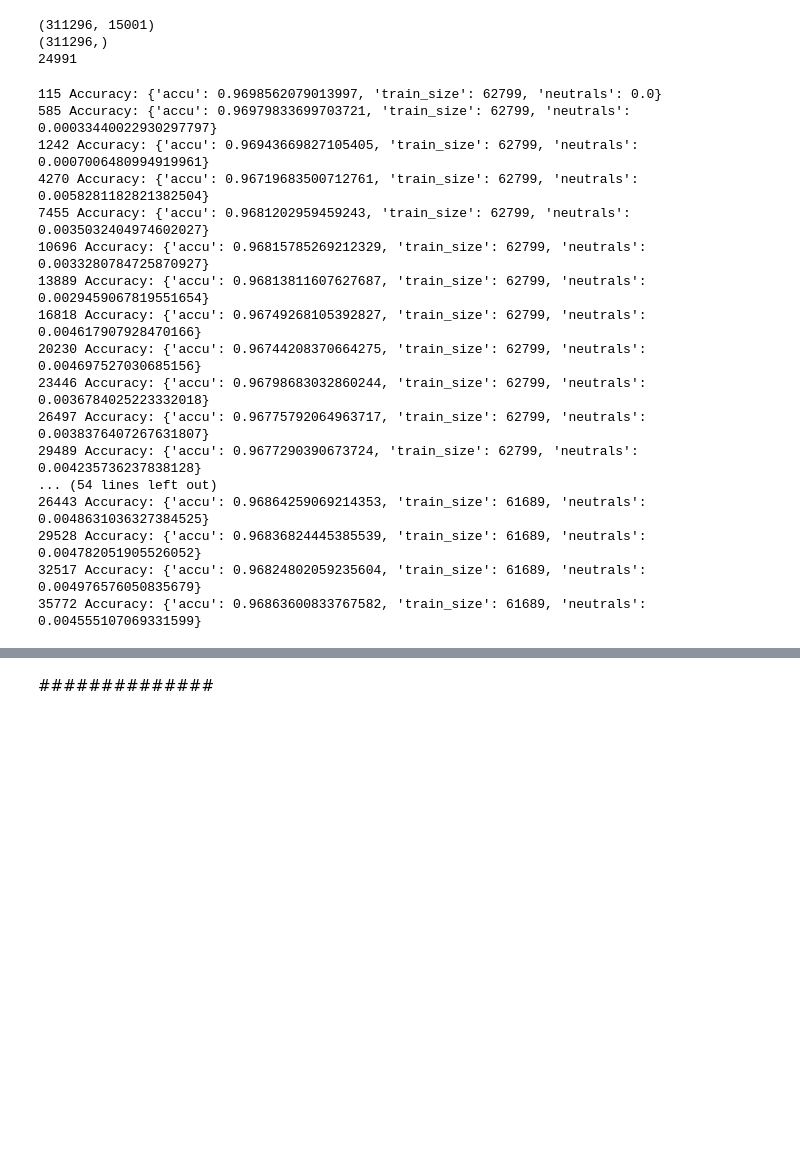
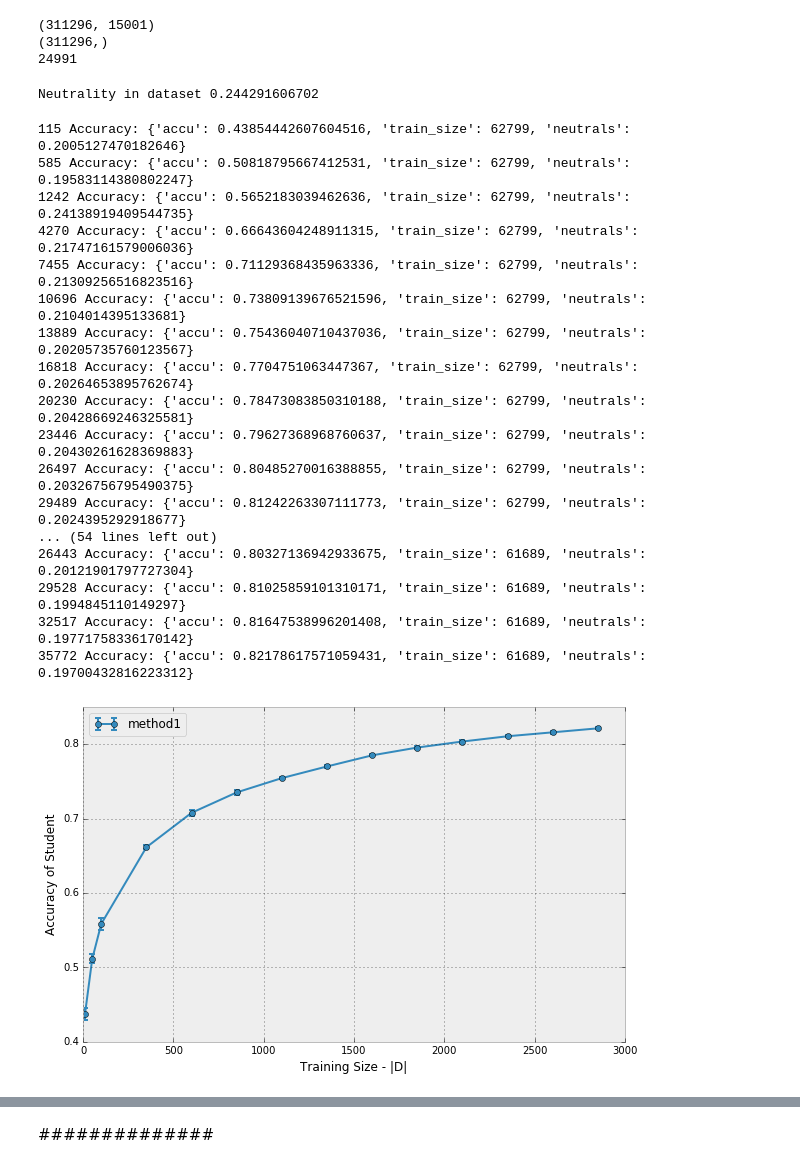
Before and after one commit to mramire8/notebooks, a Jupyter notebook: revisiting/sentence_classifier_features.ipynb, the cells around one changed output, grey strips where cells are left out. Cells and saved outputs as stored; diff of their text form; code cells hidden in the pictures; blank space fills up the shorter version.

Commit message:
update sentence features notebook

```diff
--- a/revisiting/sentence_classifier_features.ipynb
+++ b/revisiting/sentence_classifier_features.ipynb
@@ -135,9 +151,8 @@ def get_training_sentence(documents, doc_clf, feature_fn, top=10, threshold=.47)
 # %%
 from sklearn.linear_model import LogisticRegression
 
-x,y = load_documents(imdb.train, vct_doc, sent_tk)
-
-
 doc_clf = LogisticRegression(penalty='l1', C=1)
 doc_clf.fit(imdb.train.bow, imdb.train.target)
+
+x,y = load_documents_v2(imdb.train, vct_doc, sent_tk, doc_clf, threshold=.42)
 # %% [output]
@@ -442,5 +576,8 @@ print test_clf(x[:10], None, ss, convert=True)
 # %%
 # %%timeit
+s = SentenceClassifier(doc_clf, vct_doc, None, top=2500, threshold=0.42)
+s.converter.set_sentence_level(False)
+
 train_x = s.converter.transform(x)
 train_x = train_x.tocsr()
 train_y = extract_y(x)
@@ -455,3 +636,7 @@ print len(sent_len)
+# %%
+print "Neutrality in dataset %s" % (1. * train_y[train_y == 2].shape[0] / train_y.shape[0])
+# %% [output]
+Neutrality in dataset 0.244291606702
 # %%
 def sent_iterator(data, sizes, order):
     for i in order:
@@ -462,7 +647,7 @@ def get_sents(data, sizes, i):
 #     print 0 if i==0 else ranges[i-1],ranges[i]
     return data[0 if i==0 else ranges[i-1]:ranges[i]]
 
-
+from sklearn import cross_validation as cv
 def experiment_v2(x, y, train_fn, test_fn, clf, train_sizes=np.linspace(.1,1.,5), n_folds=5, seed=12222, sent_size=None):
 
     cross_val = cv.KFold(len(sent_size), n_folds=n_folds, shuffle=True, random_state=seed)
@@ -493,23 +678,47 @@ def experiment_v2(x, y, train_fn, test_fn, clf, train_sizes=np.linspace(.1,1.,5)
 
 
     return test_scores, test_scores_mean, test_scores_std
+
 sizes = [10, 50] + range(100, 3000, 250)
+s = SentenceClassifier(doc_clf, vct_doc, None, top=2500, threshold=0.42)
 scores, mean, std = experiment_v2(train_x,train_y, train_clf, test_clf, s,sent_size=sent_len,n_folds=5, train_sizes=sizes)
 # %% [output]
-115 Accuracy: {'accu': 0.9698562079013997, 'train_size': 62799, 'neutrals': 0.0}
-585 Accuracy: {'accu': 0.96979833699703721, 'train_size': 62799, 'neutrals': 0.00033440022930297797}
-1242 Accuracy: {'accu': 0.96943669827105405, 'train_size': 62799, 'neutrals': 0.0007006480994919961}
-4270 Accuracy: {'accu': 0.96719683500712761, 'train_size': 62799, 'neutrals': 0.0058281182821382504}
-7455 Accuracy: {'accu': 0.9681202959459243, 'train_size': 62799, 'neutrals': 0.0035032404974602027}
-10696 Accuracy: {'accu': 0.96815785269212329, 'train_size': 62799, 'neutrals': 0.0033280784725870927}
-13889 Accuracy: {'accu': 0.96813811607627687, 'train_size': 62799, 'neutrals': 0.0029459067819551654}
-16818 Accuracy: {'accu': 0.96749268105392827, 'train_size': 62799, 'neutrals': 0.004617907928470166}
-20230 Accuracy: {'accu': 0.96744208370664275, 'train_size': 62799, 'neutrals': 0.004697527030685156}
-23446 Accuracy: {'accu': 0.96798683032860244, 'train_size': 62799, 'neutrals': 0.0036784025223332018}
-26497 Accuracy: {'accu': 0.96775792064963717, 'train_size': 62799, 'neutrals': 0.0038376407267631807}
-29489 Accuracy: {'accu': 0.9677290390673724, 'train_size': 62799, 'neutrals': 0.004235736237838128}
+115 Accuracy: {'accu': 0.43854442607604516, 'train_size': 62799, 'neutrals': 0.2005127470182646}
+585 Accuracy: {'accu': 0.50818795667412531, 'train_size': 62799, 'neutrals': 0.19583114380802247}
+1242 Accuracy: {'accu': 0.5652183039462636, 'train_size': 62799, 'neutrals': 0.24138919409544735}
+4270 Accuracy: {'accu': 0.66643604248911315, 'train_size': 62799, 'neutrals': 0.21747161579006036}
+7455 Accuracy: {'accu': 0.71129368435963336, 'train_size': 62799, 'neutrals': 0.21309256516823516}
+10696 Accuracy: {'accu': 0.73809139676521596, 'train_size': 62799, 'neutrals': 0.2104014395133681}
+13889 Accuracy: {'accu': 0.75436040710437036, 'train_size': 62799, 'neutrals': 0.20205735760123567}
+16818 Accuracy: {'accu': 0.7704751063447367, 'train_size': 62799, 'neutrals': 0.20264653895762674}
+20230 Accuracy: {'accu': 0.78473083850310188, 'train_size': 62799, 'neutrals': 0.20428669246325581}
+23446 Accuracy: {'accu': 0.79627368968760637, 'train_size': 62799, 'neutrals': 0.20430261628369883}
+26497 Accuracy: {'accu': 0.80485270016388855, 'train_size': 62799, 'neutrals': 0.20326756795490375}
+29489 Accuracy: {'accu': 0.81242263307111773, 'train_size': 62799, 'neutrals': 0.2024395292918677}
 ... (54 lines left out)
-26443 Accuracy: {'accu': 0.96864259069214353, 'train_size': 61689, 'neutrals': 0.0048631036327384525}
-29528 Accuracy: {'accu': 0.96836824445385539, 'train_size': 61689, 'neutrals': 0.004782051905526052}
-32517 Accuracy: {'accu': 0.96824802059235604, 'train_size': 61689, 'neutrals': 0.004976576050835679}
-35772 Accuracy: {'accu': 0.96863600833767582, 'train_size': 61689, 'neutrals': 0.004555107069331599}
+26443 Accuracy: {'accu': 0.80327136942933675, 'train_size': 61689, 'neutrals': 0.20121901797727304}
+29528 Accuracy: {'accu': 0.81025859101310171, 'train_size': 61689, 'neutrals': 0.1994845110149297}
+32517 Accuracy: {'accu': 0.81647538996201408, 'train_size': 61689, 'neutrals': 0.19771758336170142}
+35772 Accuracy: {'accu': 0.82178617571059431, 'train_size': 61689, 'neutrals': 0.19700432816223312}
+# %%
+def exp_plot(results, sizes=None):
+    side = 6
+    fig = plt.figure(figsize=(1.618 * side,side))
+    for m, res in results.items():
+        avg = res['mean']
+        std = res['std']# / np.sqrt(5)
+#         plt.plot(sizes,avg,  label=m)
+        plt.errorbar(sizes,avg,yerr=std, label=m, fmt='o-', capthick=2)
+    plt.legend(loc='best')
+    plt.xlabel('Training Size - |D|')
+    plt.ylabel('Accuracy of Student')
+
+dats = np.array([[s['accu'] for s in t] for t in scores])
+exp_plot({'method1':{'mean':dats.mean(axis=0), 'std':dats.std(axis=0)}}, sizes=sizes)
+
+def save_fig(name_graph):
+    plt.savefig("../graphs/" + "-".join(["accu"] + name_graph) + ".pdf", bbox_inches="tight", dpi=200, transparent=True)
+
+save_fig(["context", "counts"])
+# %% [output]
+[figure, added]
```
Also changed, not shown: parts of 35 cells of this notebook, 3 other files.
